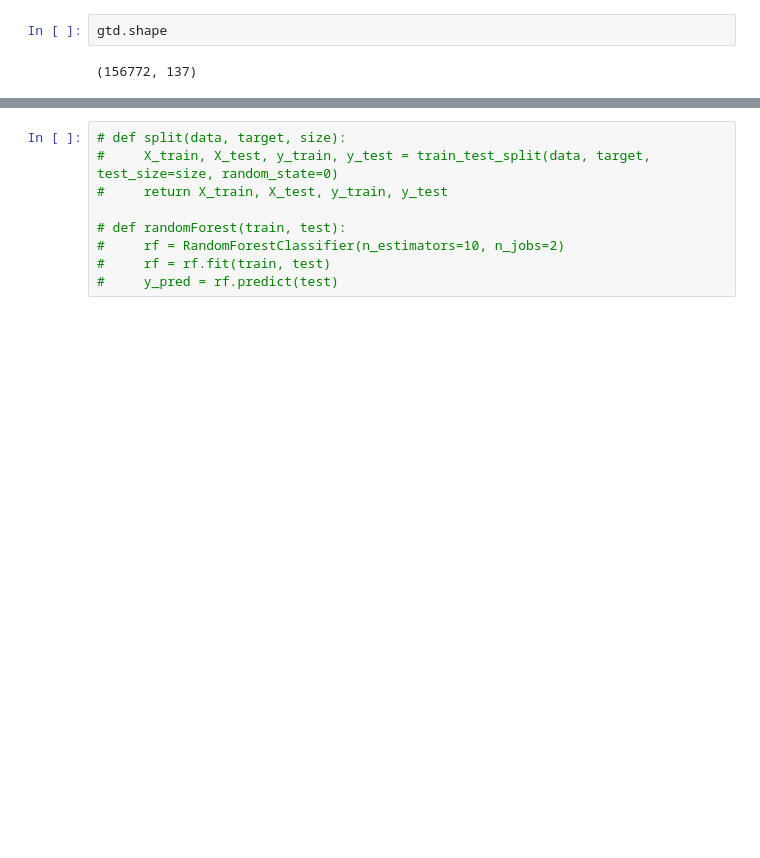
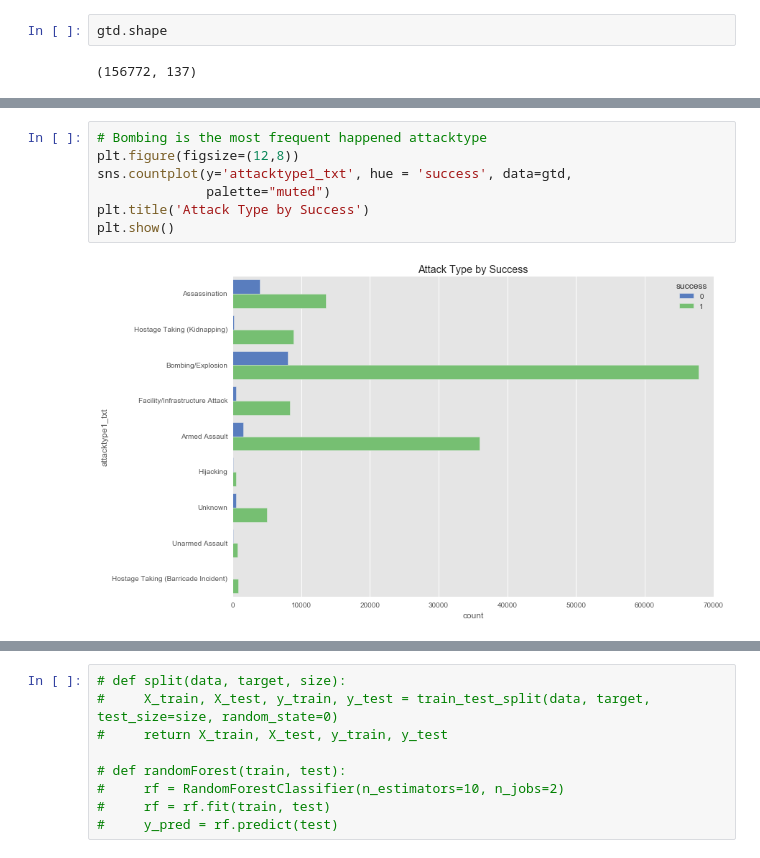
Before and after one commit to qwang51/Global-Terrorism, a Jupyter notebook: Exploratory Analysis.ipynb, the cells around one changed output, grey strips where cells are left out. Saved outputs shown, nothing was run; the diff lists cells and outputs as text; blank space fills up the shorter version.

```diff
--- a/Exploratory Analysis.ipynb
+++ b/Exploratory Analysis.ipynb
@@ -293,0 +224,9 @@ dtype: int64
+# %%
+# Bombing is the most frequent happened attacktype
+plt.figure(figsize=(12,8))
+sns.countplot(y='attacktype1_txt', hue = 'success', data=gtd,
+              palette="muted")
+plt.title('Attack Type by Success')
+plt.show()
+# %% [output]
+[figure, added]
```
Also changed, not shown: parts of 88 cells of this notebook.
